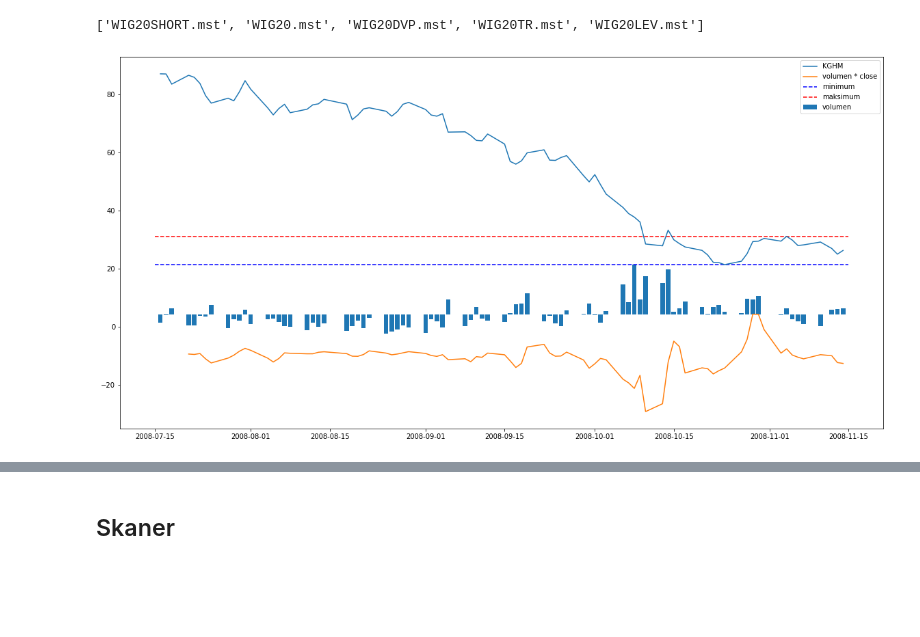
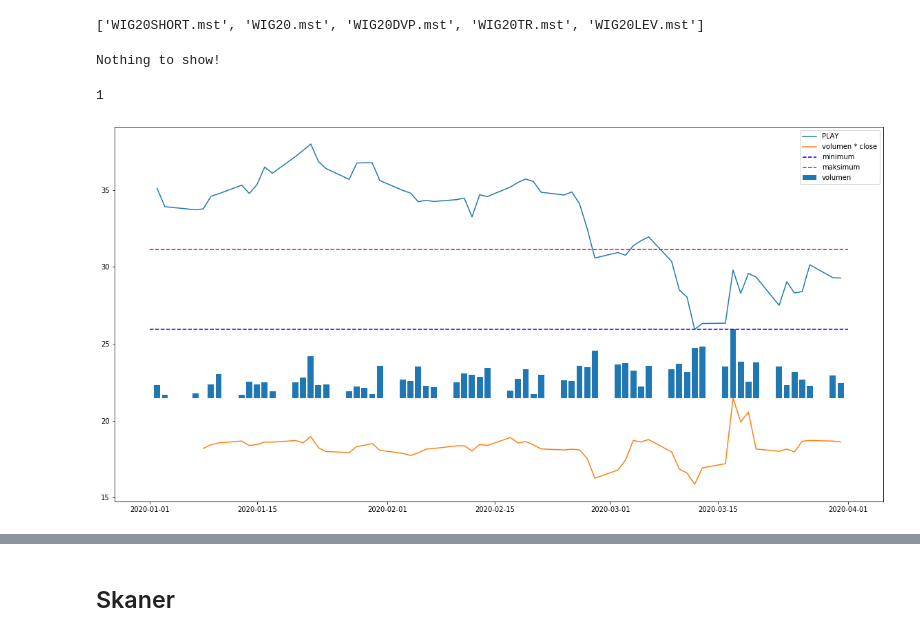
Before and after one commit to showeye/wse_analytics, a Jupyter notebook: bossa.ipynb, the cells around one changed output, grey strips where cells are left out. Drawn from its saved outputs; the diff is of its cells as text; code cells hidden in the pictures; blank space fills up the shorter version.

```diff
--- a/bossa.ipynb
+++ b/bossa.ipynb
@@ -49,6 +100,16 @@ today = str(date.today())
 # %%
+before_crises = '2020-02-15'
+big_drop_date = '2020-03-12'
+today = str(date.today())
+
 watch = ['PZU', 'KGHM', 'ASSECOSEE',
          'NORTCOAST', 'CDPROJEKT', 'VOTUM',
          'NEWAG', 'KRUSZWICA', 'INTERAOLT',
          'PLAY', 'ARCHICOM', 'LPP', 'ARCTIC', 'PGNIG',
         'TAURONPE', 'PKOBP', 'JSW']
+
+watch_af = ['KGHM','KRUK', 'PKNORLEN','ENEA','MBANK', 'PKOBP', 'WIELTON']
+
+[a for a in all_files if 'WIG20' in a]
+# %% [output]
+['WIG20SHORT.mst', 'WIG20.mst', 'WIG20DVP.mst', 'WIG20TR.mst', 'WIG20LEV.mst']
@@ -57,4 +116,11 @@ watch_af = ['KGHM','KRUK', 'PKNORLEN','ENEA','MBANK', 'PKOBP', 'WIELTON']
-# %%
-[a for a in all_files if 'WIG20' in a]
-# %% [output]
-['WIG20SHORT.mst', 'WIG20.mst', 'WIG20DVP.mst', 'WIG20TR.mst', 'WIG20LEV.mst']
+# %%
+papier = 'PLAY'
+# %%
+plot_paper(papier,'2008-07-15','2008-11-15')
+# %% [output]
+Nothing to show!
+1
+# %%
+plot_paper(papier,'2020-01-01', str(date.today()))
+# %% [output]
+[figure, added]
@@ -110,4 +130,0 @@ def plot_paper(papier, plot_range_min, plot_range_max):
-# %%
-plot_paper('KGHM','2008-07-15','2008-11-15')
-# %% [output]
-[figure, removed]
```
Also changed, not shown: parts of 14 cells of this notebook.
